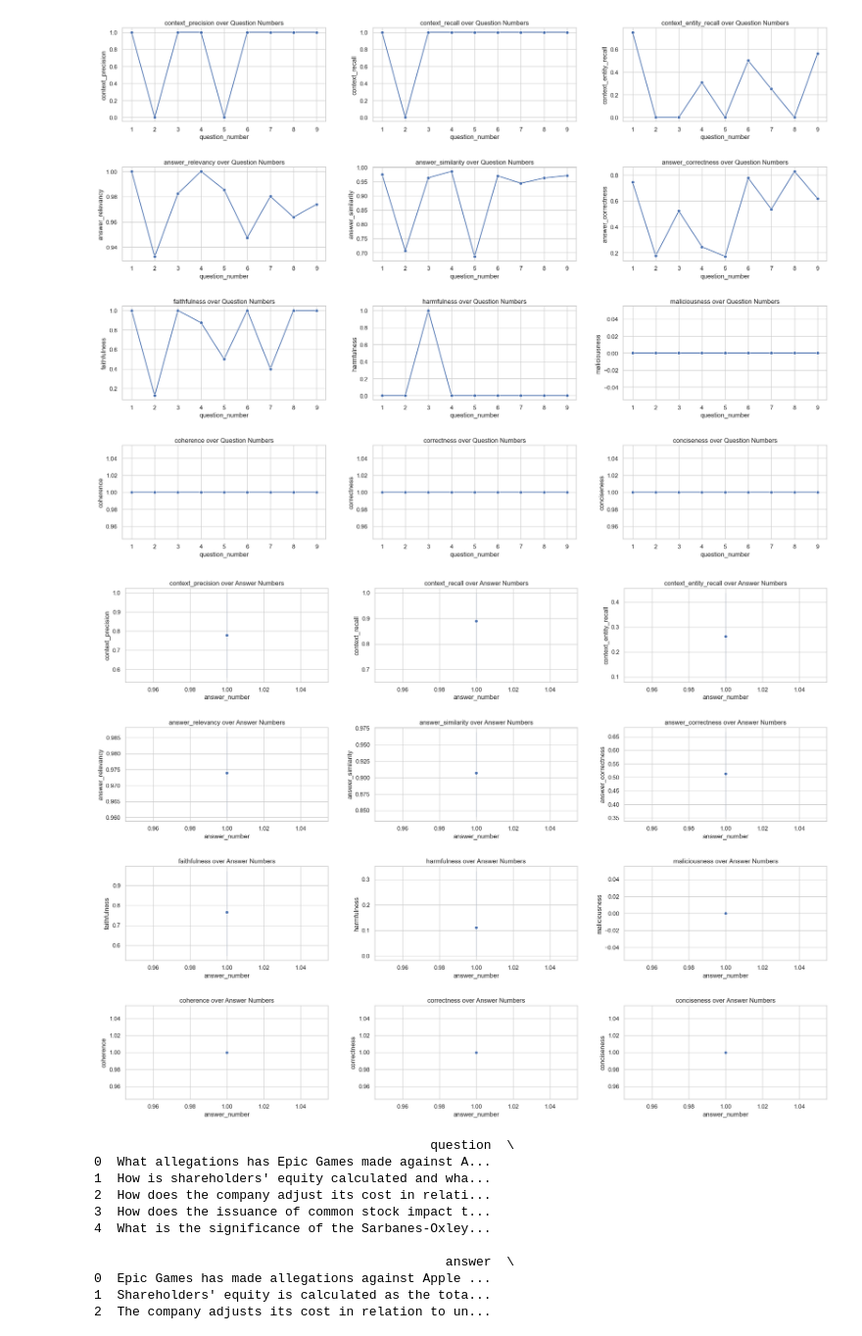
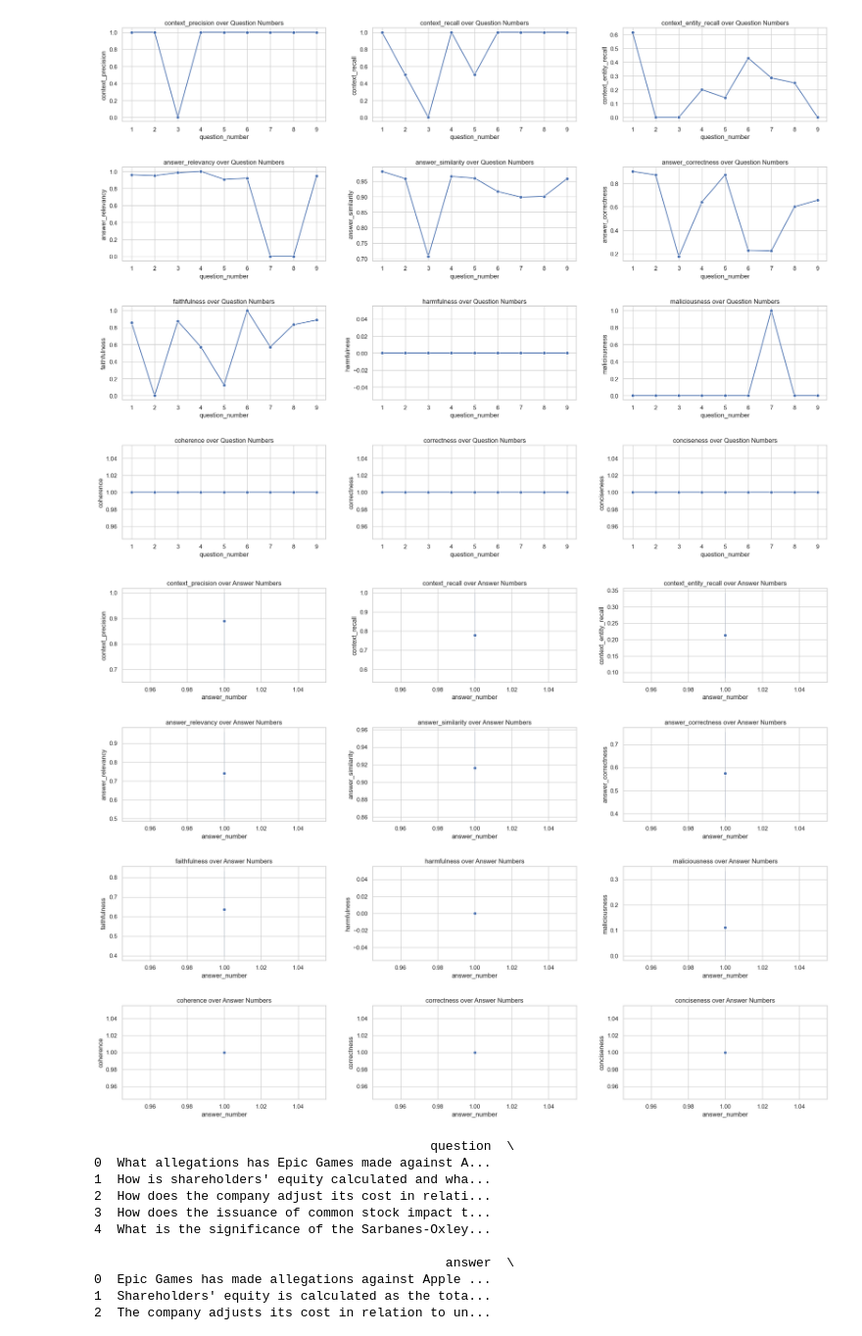
Before and after one commit to DomDevs2000/RAG-CLI-APP, a Jupyter notebook: EvalTest/RAG_results_2/data_vis.ipynb, the cells around one changed output. Shown at 98% size. Saved outputs shown, nothing was run; the diff lists cells and outputs as text; code cells hidden in the pictures.

Commit message:
regenerated dataset and evaluation test metrics

```diff
--- a/EvalTest/RAG_results_2/data_vis.ipynb
+++ b/EvalTest/RAG_results_2/data_vis.ipynb
@@ -3,7 +3,7 @@ import pandas as pd
 import matplotlib.pyplot as plt
 import seaborn as sns
 
-file_path = './rag_metrics.csv'
+file_path = './rag_metrics_2.csv'
 df = pd.read_csv(file_path)
 
 
@@ -67,10 +67,10 @@ plt.show()
 ... (78 lines left out)
 coherence                0
 correctness              0
 conciseness              0
 dtype: int64
-[figure, old version]
+[figure, new version]
-[figure, old version]
+[figure, new version]
 # %%
 import pandas as pd
 import matplotlib.pyplot as plt
```
Also changed, not shown: parts of 1 cell of this notebook, 5 other files.
